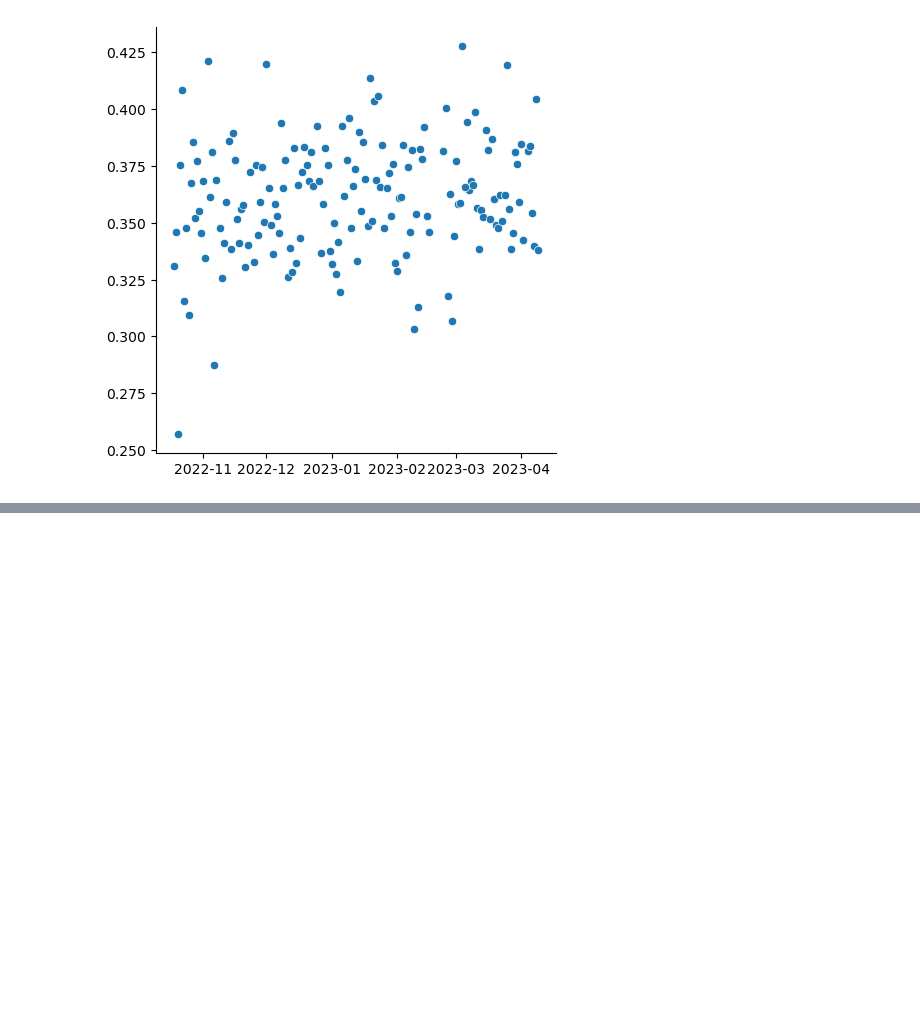
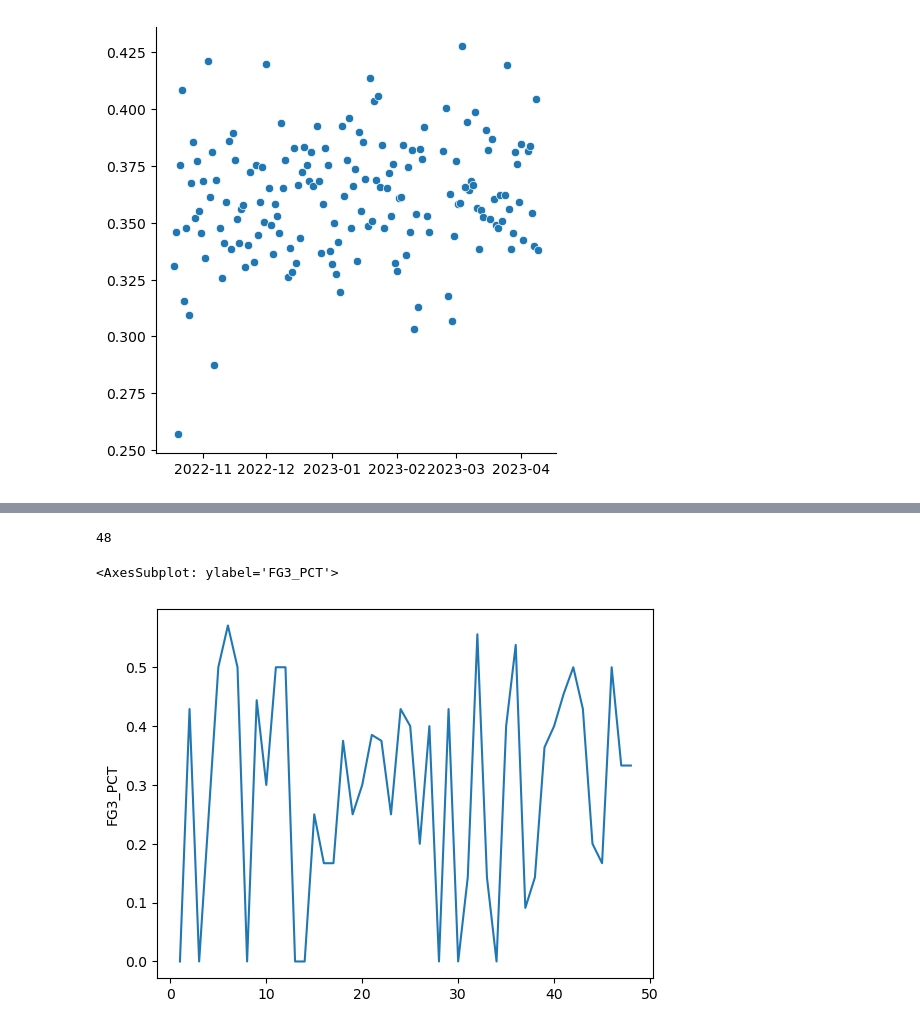
Before and after one commit to jcarmfran/Python-Projects, a Jupyter notebook: Basketball Analysis/Plotting.ipynb, the cells around one changed output, grey strips where cells are left out. Cells and saved outputs as stored; diff of their text form; code cells hidden in the pictures; blank space fills up the shorter version.

```diff
--- a/Basketball Analysis/Plotting.ipynb
+++ b/Basketball Analysis/Plotting.ipynb
@@ -267,0 +226,12 @@ sns.lineplot(x='year', y='passengers', hue='month', data=df)
+# %%
+# kelly oubre
+from nba_api.stats.endpoints import playergamelog
+from nba_api.stats.library.parameters import SeasonAll
+
+player_id = 1626162 # Kelly Oubre's player ID
+season = SeasonAll.default # 2022-23 NBA season
+
+gamelog = playergamelog.PlayerGameLog(player_id=player_id, season=season)
+ko_df = gamelog.get_data_frames()[0]
+
+three_point_pct = ko_df['FG3_PCT']
@@ -267,0 +285,4 @@ sns.lineplot(x='year', y='passengers', hue='month', data=df)
+# %%
+ko_df['FG3_PCT'].count()
+# %% [output]
+48
@@ -267,0 +291,5 @@ sns.lineplot(x='year', y='passengers', hue='month', data=df)
+# %%
+sns.lineplot(x=(ko_df.index+1), y='FG3_PCT', data=ko_df)
+# %% [output]
+<AxesSubplot: ylabel='FG3_PCT'>
+[figure, added]
```
Also changed, not shown: parts of 51 cells of this notebook.
